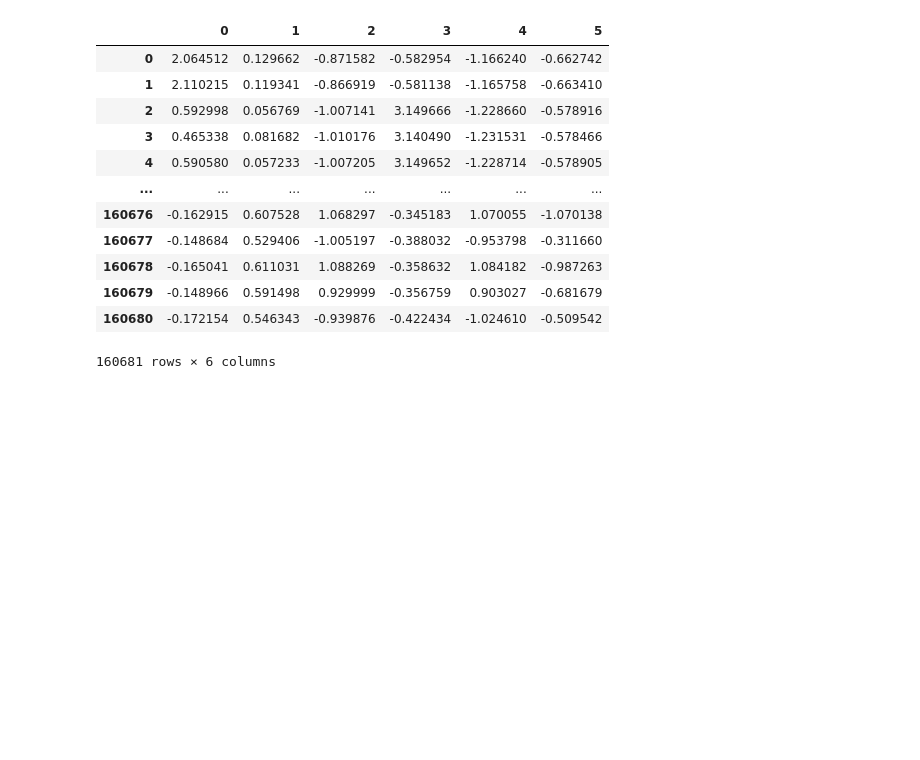
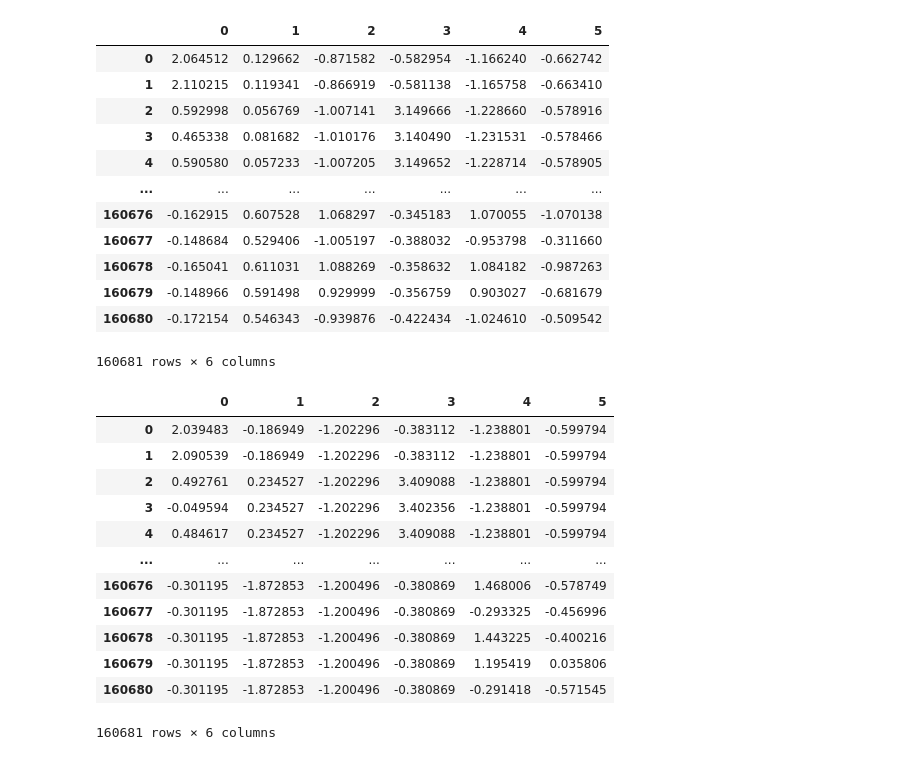
Before and after one commit to joelwwiggins/supply_chain_simulation, a Jupyter notebook: model_results.ipynb, the cells around one changed output. Cells and saved outputs as stored; diff of their text form; code cells hidden in the pictures; blank space fills up the shorter version.

```diff
--- a/model_results.ipynb
+++ b/model_results.ipynb
@@ -72,3 +100,20 @@ results
 | 160679 | -0.148966 | 0.591498 | 0.929999 | -0.356759 | 0.903027 | -0.681679 |
 | 160680 | -0.172154 | 0.546343 | -0.939876 | -0.422434 | -1.024610 | -0.509542 |
 160681 rows × 6 columns
+# %%
+input=data_input(df)
+input
+# %% [output]
+|  | 0 | 1 | 2 | 3 | 4 | 5 |
+| 0 | 2.039483 | -0.186949 | -1.202296 | -0.383112 | -1.238801 | -0.599794 |
+| 1 | 2.090539 | -0.186949 | -1.202296 | -0.383112 | -1.238801 | -0.599794 |
+| 2 | 0.492761 | 0.234527 | -1.202296 | 3.409088 | -1.238801 | -0.599794 |
+| 3 | -0.049594 | 0.234527 | -1.202296 | 3.402356 | -1.238801 | -0.599794 |
+| 4 | 0.484617 | 0.234527 | -1.202296 | 3.409088 | -1.238801 | -0.599794 |
+| ... | ... | ... | ... | ... | ... | ... |
+| 160676 | -0.301195 | -1.872853 | -1.200496 | -0.380869 | 1.468006 | -0.578749 |
+| 160677 | -0.301195 | -1.872853 | -1.200496 | -0.380869 | -0.293325 | -0.456996 |
+| 160678 | -0.301195 | -1.872853 | -1.200496 | -0.380869 | 1.443225 | -0.400216 |
+| 160679 | -0.301195 | -1.872853 | -1.200496 | -0.380869 | 1.195419 | 0.035806 |
+| 160680 | -0.301195 | -1.872853 | -1.200496 | -0.380869 | -0.291418 | -0.571545 |
+160681 rows × 6 columns
```
Also changed, not shown: parts of 4 cells of this notebook, 1 other file.
